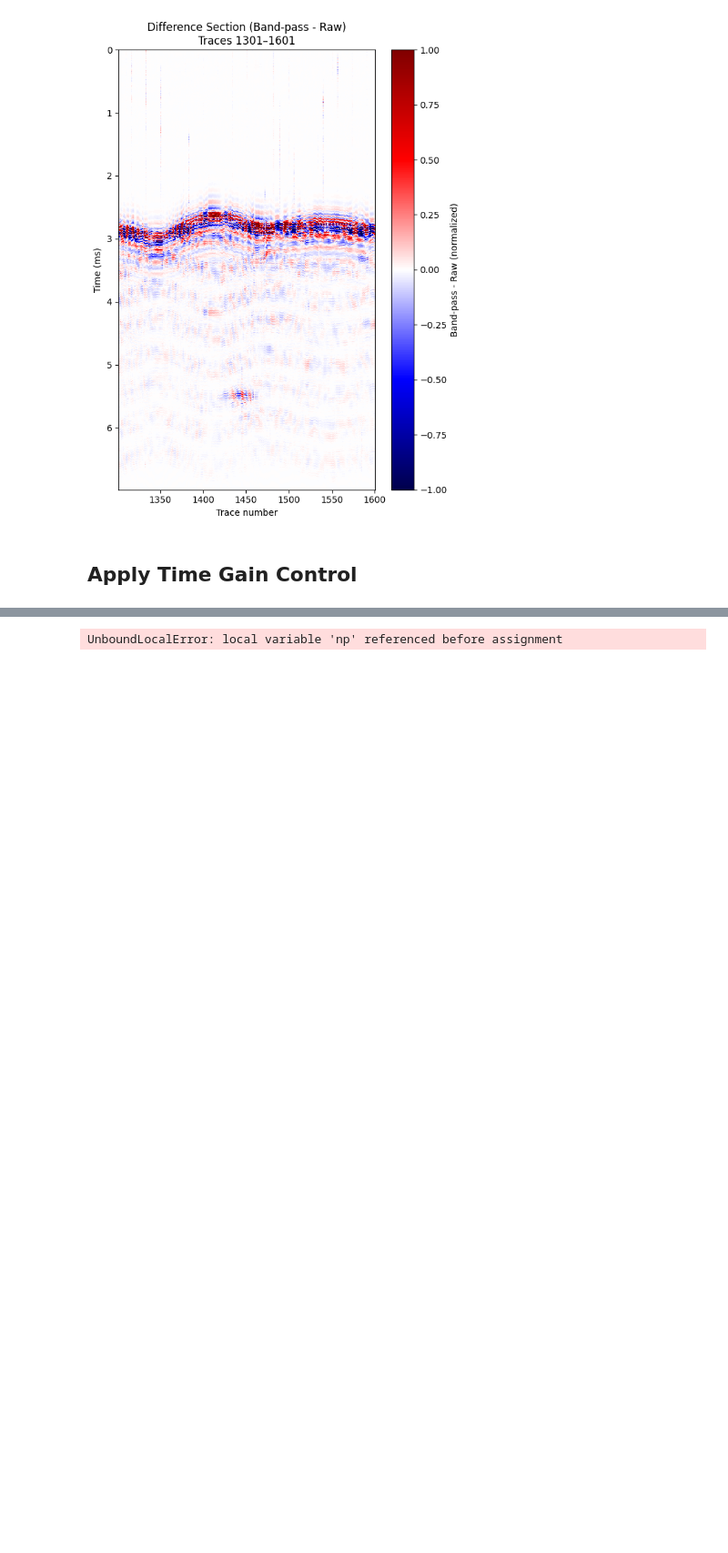
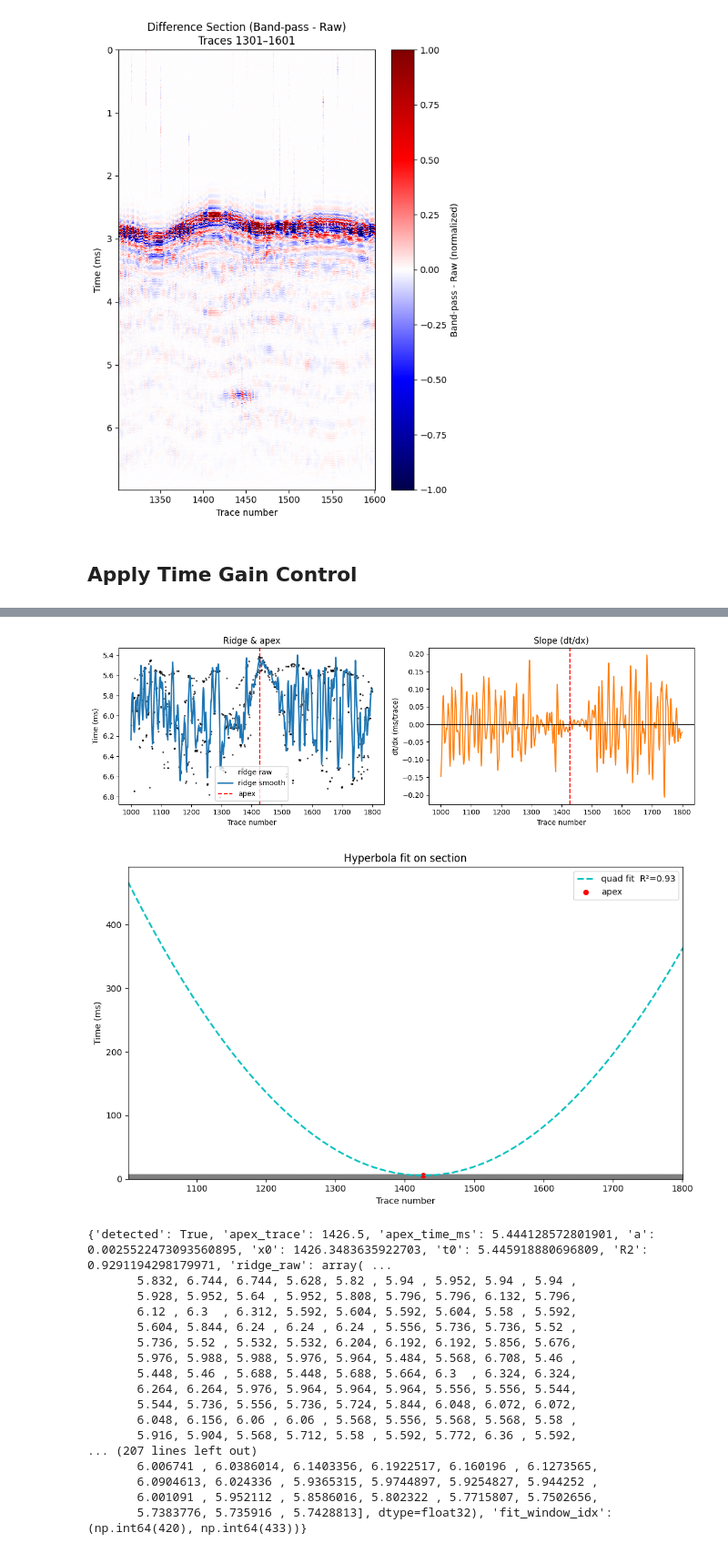
Before and after one commit to zhn66776/InXSBP1, a Jupyter notebook: data_processing.ipynb, the cells around one changed output, grey strips where cells are left out. Shown at 91% size. Drawn from its saved outputs; the diff is of its cells as text; code cells hidden in the pictures; blank space fills up the shorter version.

```diff
--- a/data_processing.ipynb
+++ b/data_processing.ipynb
@@ -849,26 +898,34 @@ def plot_hyperbola_fit(section, trace_ids, dt_ms, ridge_points, quad_params, win
 
     return result
-# %%
-res = detect_hyperbola_quad(
-    section_tgc, trace_ids, dt_ms,
-    gate_ms=(0.5, 4.0),
-    smooth="median", k=5,
-    deriv_smooth_win=7,
-    fit_half_width=12,
-    min_points=10,
-    R2_thresh=0.90, a_min=1e-6,
-    plot=False   # 注意这里先关掉内部 plot
-)
-
-if res["detected"]:
-    plot_hyperbola_fit(
-        section_tgc,
-        trace_ids,
-        dt_ms,
-        res.get("ridge_points"),
-        res.get("quad_params")
-    )
-else:
-    print("未检测到 hyperbola:", res["reason"])
-# %% [output]
-UnboundLocalError: local variable 'np' referenced before assignment
+# %%
+res = detect_hyperbola_quad(
+    section_tgc, trace_ids, dt_ms,
+    gate_ms=(2.8, 6.0),        # 床后 1–5 ms 窗口（按你数据调）
+    local_smooth="savgol", k=11,
+    deriv_smooth_win=11,        # 计算 dt/dx 前的平滑
+    fit_half_width=6,         # apex 左右各取 12 个点拟合
+    min_points=12,
+    R2_thresh=0.603, a_min=1e-6,
+    plot=True
+)
+print(res)
+# %% [output]
+[figure, added]
+[figure, added]
+{'detected': True, 'apex_trace': 1426.5, 'apex_time_ms': 5.444128572801901, 'a': 0.0025522473093560895, 'x0': 1426.3483635922703, 't0': 5.445918880696809, 'R2': 0.9291194298179971, 'ridge_raw': array( ...
+       5.832, 6.744, 6.744, 5.628, 5.82 , 5.94 , 5.952, 5.94 , 5.94 ,
+       5.928, 5.952, 5.64 , 5.952, 5.808, 5.796, 5.796, 6.132, 5.796,
+       6.12 , 6.3  , 6.312, 5.592, 5.604, 5.592, 5.604, 5.58 , 5.592,
+       5.604, 5.844, 6.24 , 6.24 , 6.24 , 5.556, 5.736, 5.736, 5.52 ,
+       5.736, 5.52 , 5.532, 5.532, 6.204, 6.192, 6.192, 5.856, 5.676,
+       5.976, 5.988, 5.988, 5.976, 5.964, 5.484, 5.568, 6.708, 5.46 ,
+       5.448, 5.46 , 5.688, 5.448, 5.688, 5.664, 6.3  , 6.324, 6.324,
+       6.264, 6.264, 5.976, 5.964, 5.964, 5.964, 5.556, 5.556, 5.544,
+       5.544, 5.736, 5.556, 5.736, 5.724, 5.844, 6.048, 6.072, 6.072,
+       6.048, 6.156, 6.06 , 6.06 , 5.568, 5.556, 5.568, 5.568, 5.58 ,
+       5.916, 5.904, 5.568, 5.712, 5.58 , 5.592, 5.772, 6.36 , 5.592,
+... (207 lines left out)
+       6.006741 , 6.0386014, 6.1403356, 6.1922517, 6.160196 , 6.1273565,
+       6.0904613, 6.024336 , 5.9365315, 5.9744897, 5.9254827, 5.944252 ,
+       6.001091 , 5.952112 , 5.8586016, 5.802322 , 5.7715807, 5.7502656,
+       5.7383776, 5.735916 , 5.7428813], dtype=float32), 'fit_window_idx': (np.int64(420), np.int64(433))}
```
Also changed, not shown: parts of 7 cells of this notebook, 1 other file.
